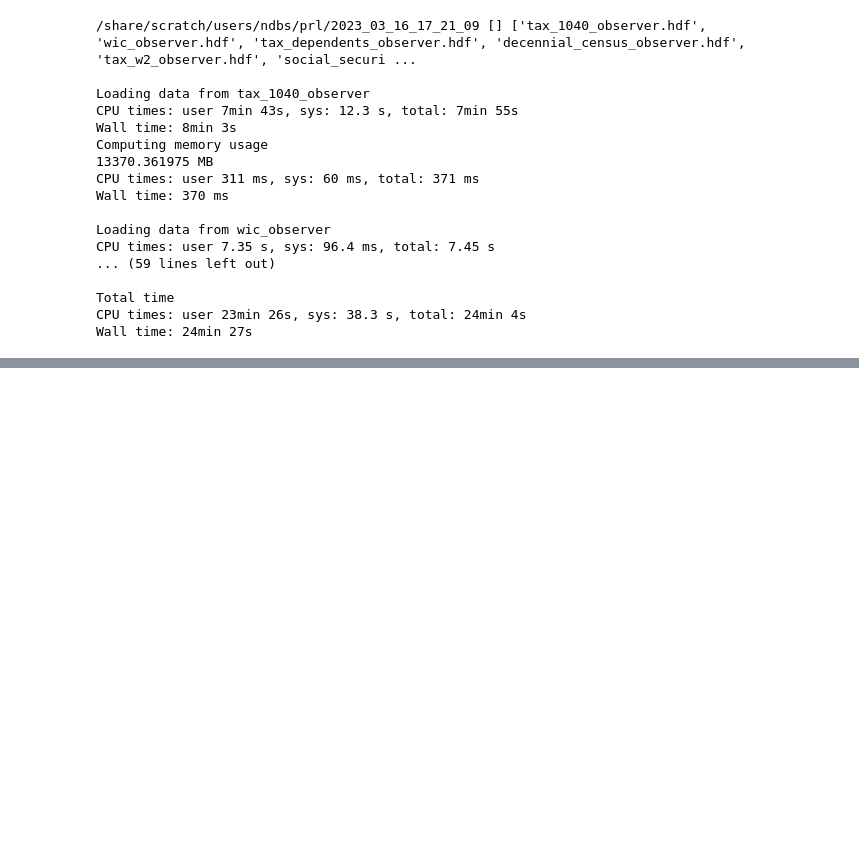
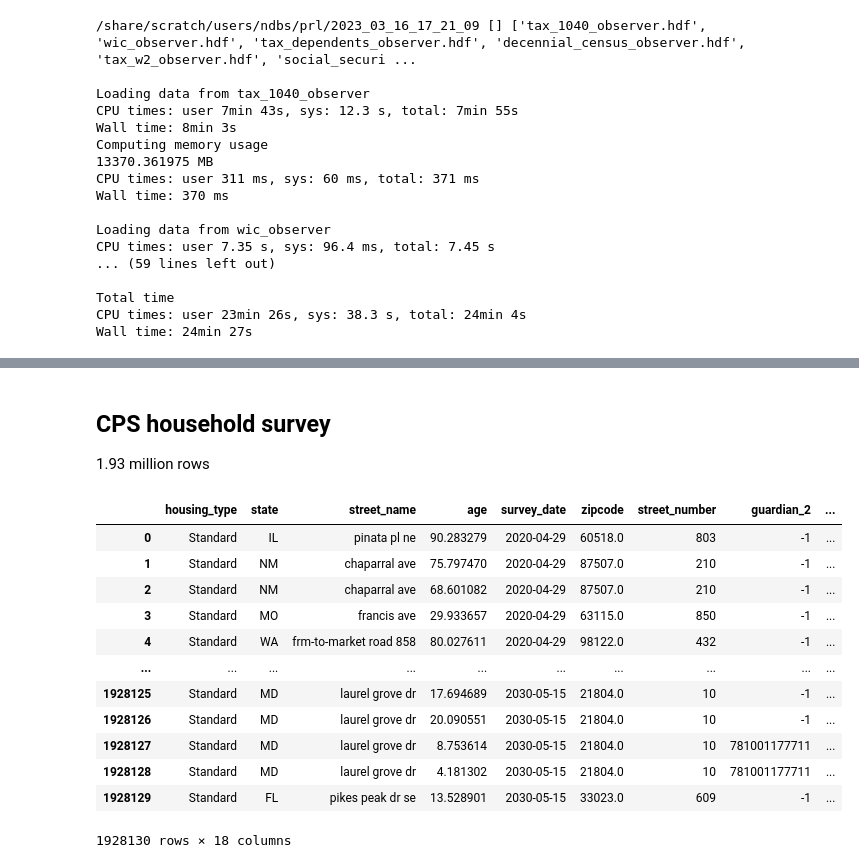
Before and after one commit to ihmeuw/vivarium_research_prl, a Jupyter notebook: big_data_tests/2023_04_04a_large_data_tests_2023_03_16_17_21_09.ipynb, the cells around one changed output, grey strips where cells are left out. Cells and saved outputs as stored; diff of their text form; code cells hidden in the pictures; blank space fills up the shorter version.

```diff
--- a/big_data_tests/2023_04_04a_large_data_tests_2023_03_16_17_21_09.ipynb
+++ b/big_data_tests/2023_04_04a_large_data_tests_2023_03_16_17_21_09.ipynb
@@ -216,0 +416,20 @@ Wall time: 24min 27s
+# %% [markdown]
+## CPS household survey
+
+1.93 million rows
+# %%
+dfs.household_survey_observer_cps
+# %% [output]
+|  | housing_type | state | street_name | age | survey_date | zipcode | street_number | guardian_2 | ... |
+| 0 | Standard | IL | pinata pl ne | 90.283279 | 2020-04-29 | 60518.0 | 803 | -1 | ... |
+| 1 | Standard | NM | chaparral ave | 75.797470 | 2020-04-29 | 87507.0 | 210 | -1 | ... |
+| 2 | Standard | NM | chaparral ave | 68.601082 | 2020-04-29 | 87507.0 | 210 | -1 | ... |
+| 3 | Standard | MO | francis ave | 29.933657 | 2020-04-29 | 63115.0 | 850 | -1 | ... |
+| 4 | Standard | WA | frm-to-market road 858 | 80.027611 | 2020-04-29 | 98122.0 | 432 | -1 | ... |
+| ... | ... | ... | ... | ... | ... | ... | ... | ... | ... |
+| 1928125 | Standard | MD | laurel grove dr | 17.694689 | 2030-05-15 | 21804.0 | 10 | -1 | ... |
+| 1928126 | Standard | MD | laurel grove dr | 20.090551 | 2030-05-15 | 21804.0 | 10 | -1 | ... |
+| 1928127 | Standard | MD | laurel grove dr | 8.753614 | 2030-05-15 | 21804.0 | 10 | 781001177711 | ... |
+| 1928128 | Standard | MD | laurel grove dr | 4.181302 | 2030-05-15 | 21804.0 | 10 | 781001177711 | ... |
+| 1928129 | Standard | FL | pikes peak dr se | 13.528901 | 2030-05-15 | 33023.0 | 609 | -1 | ... |
+1928130 rows × 18 columns
```
Also changed, not shown: parts of 22 cells of this notebook.
